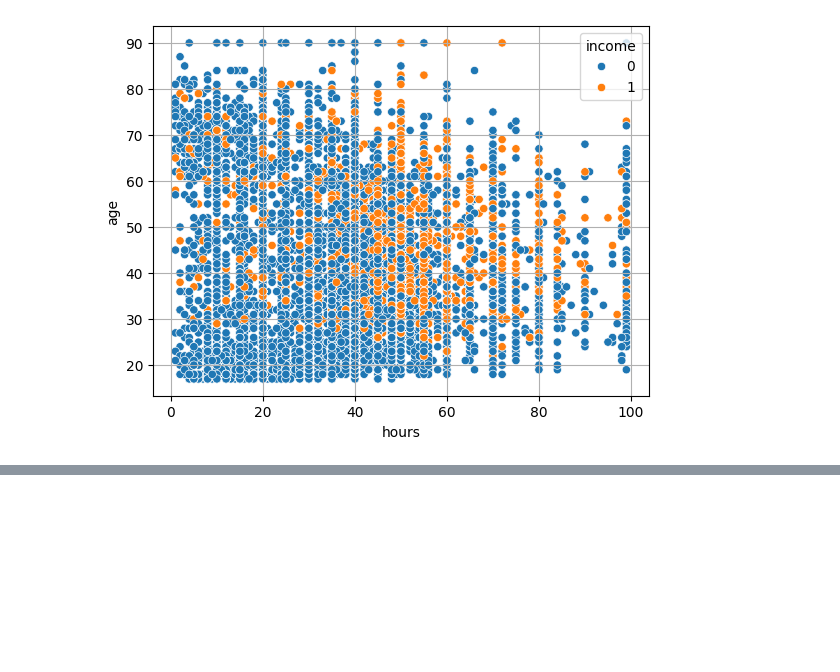
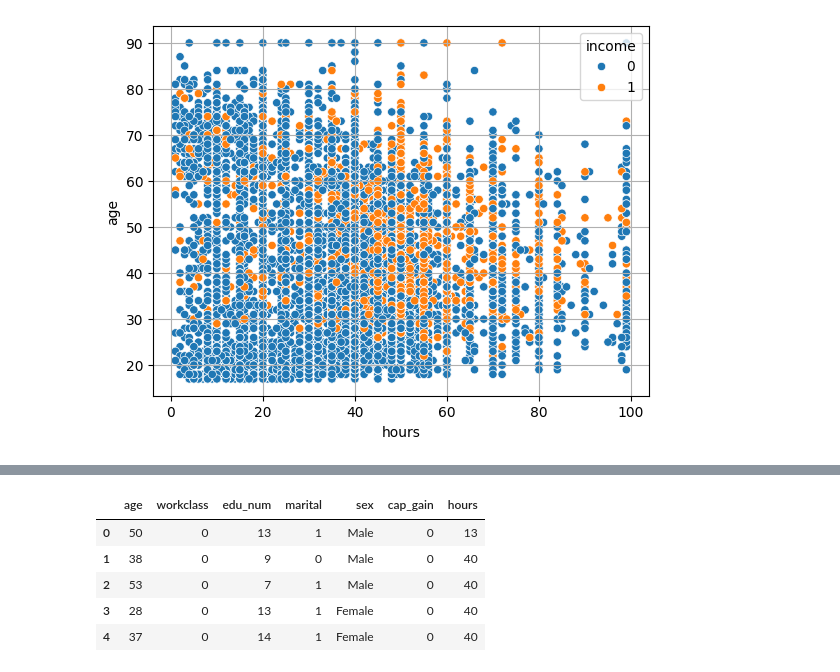
Before and after one commit to utkuseyithanoglu/utku-machine-learning-python-template, a Jupyter notebook: src/utku_data.ipynb, the cells around one changed output, grey strips where cells are left out. Cells and saved outputs as stored; diff of their text form; code cells hidden in the pictures; blank space fills up the shorter version.

```diff
--- a/src/utku_data.ipynb
+++ b/src/utku_data.ipynb
@@ -518,0 +524,9 @@ from sklearn.model_selection import train_test_split
+# %%
+x.head()
+# %% [output]
+|  | age | workclass | edu_num | marital | sex | cap_gain | hours |
+| 0 | 50 | 0 | 13 | 1 | Male | 0 | 13 |
+| 1 | 38 | 0 | 9 | 0 | Male | 0 | 40 |
+| 2 | 53 | 0 | 7 | 1 | Male | 0 | 40 |
+| 3 | 28 | 0 | 13 | 1 | Female | 0 | 40 |
+| 4 | 37 | 0 | 14 | 1 | Female | 0 | 40 |
```
Also changed, not shown: parts of 15 cells of this notebook.
